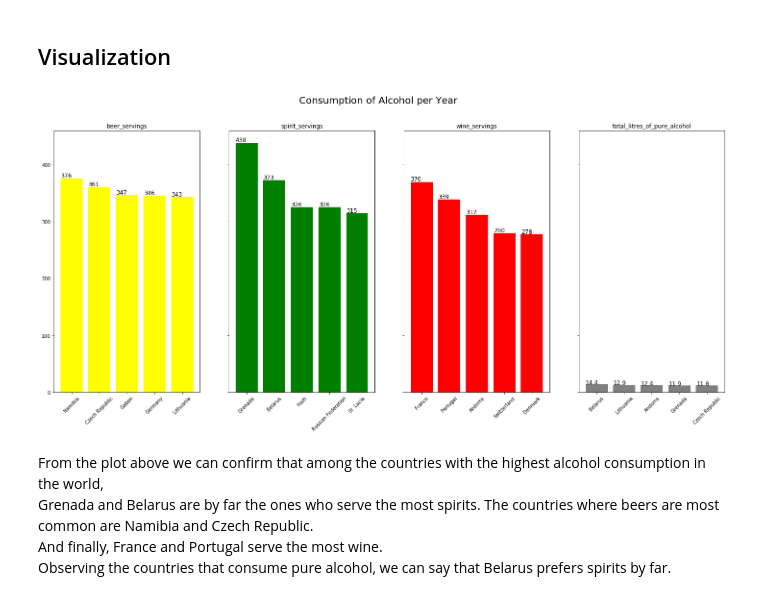
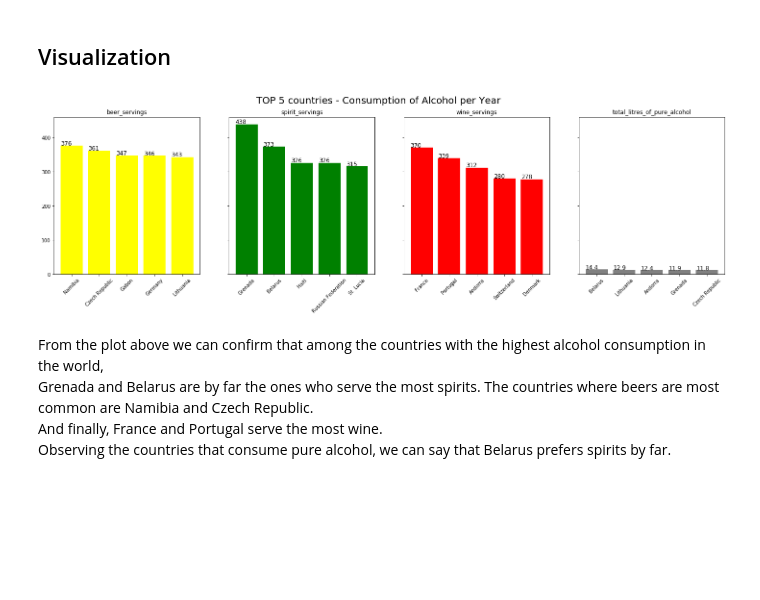
Before and after one commit to Cynthyah/Alcohol-Consumption, a Jupyter notebook: DrinksCountries.ipynb, the cells around one changed output. Cells and saved outputs as stored; diff of their text form; code cells hidden in the pictures; blank space fills up the shorter version.

Commit message:
Insert new plots

```diff
--- a/DrinksCountries.ipynb
+++ b/DrinksCountries.ipynb
@@ -64,24 +76,23 @@ dtype: int64
 # %%
 drinks = ['beer_servings', 'spirit_servings', 'wine_servings', 'total_litres_of_pure_alcohol']
 colors = ['yellow', 'green', 'red', 'gray']
 
-fig.tight_layout()
-fig, ax = plt.subplots(1, 4, sharey=True, figsize=(25,10))
-fig.suptitle('Consumption of Alcohol per Year',fontsize=20)
+fig, ax = plt.subplots(1, 4, sharey=True, figsize=(25,6))
+fig.suptitle('TOP 5 countries - Consumption of Alcohol per Year',fontsize=20)
 
 for i, d in enumerate(drinks):
     df_top5 = df_alcohol.sort_values(by= d, ascending = False).head(5)
 
     ax[i].bar(df_top5['country'], df_top5[d], color=colors[i])
     ax[i].set_title(d)
     ax[i].set_xticklabels(labels=df_top5['country'], rotation=45)
     for p in ax[i].patches:
         num = p.get_height()
         ax[i].annotate(num, (p.get_x() * 1.005, p.get_height() * 1.005),fontsize=12)
 
 plt.show()
 # %% [output]
-[figure, old version]
+[figure, new version]
 # %% [markdown]
 From the plot above we can confirm that among the countries with the highest alcohol consumption in the world,\
 Grenada and Belarus are by far the ones who serve the most spirits.
```
Also changed, not shown: parts of 6 cells of this notebook, 1 other file.
